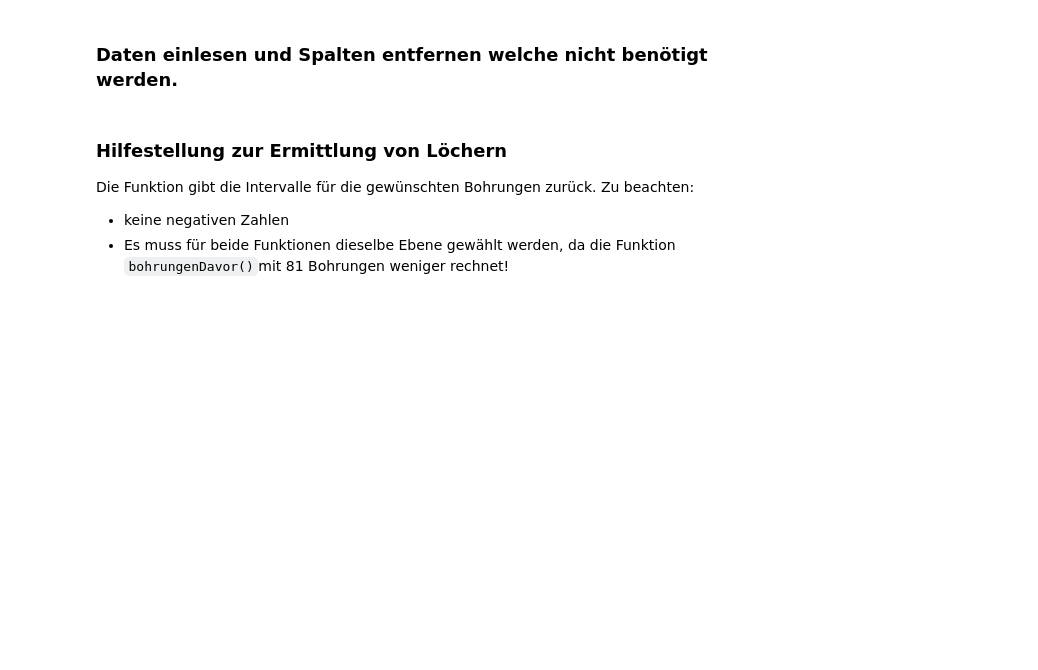
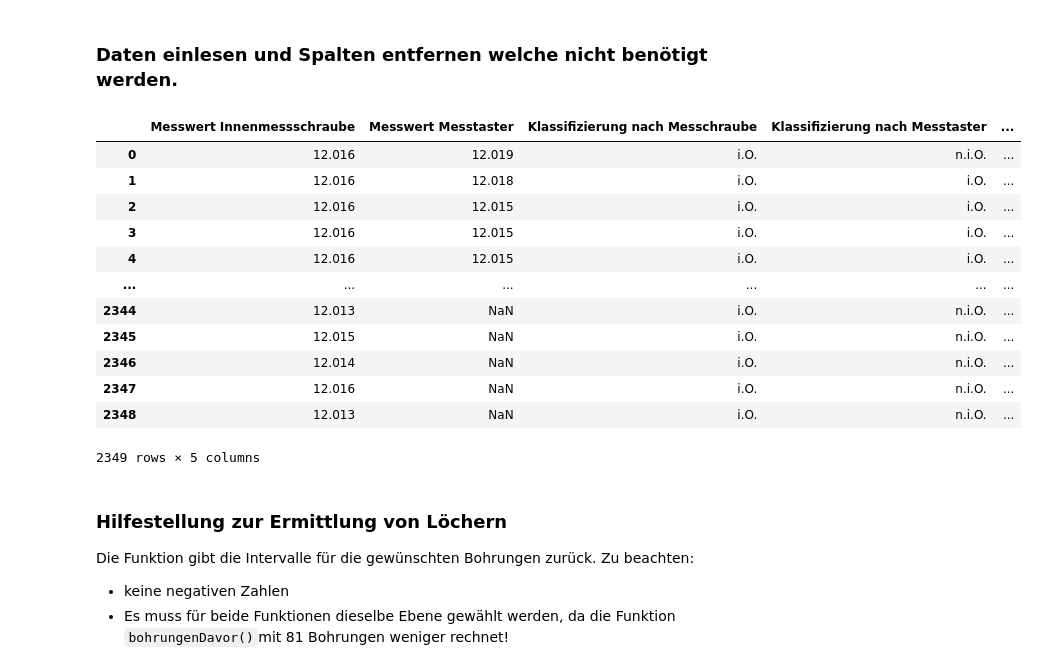
Before and after one commit to Xavubil/master_project_machine_learning, a Jupyter notebook: data_exploration/Data Preparation + ML.ipynb, the cells around one changed output. Saved outputs shown, nothing was run; the diff lists cells and outputs as text; code cells hidden in the pictures; blank space fills up the shorter version.

```diff
--- a/data_exploration/Data Preparation + ML.ipynb
+++ b/data_exploration/Data Preparation + ML.ipynb
@@ -13,15 +14,34 @@ import math
 ### Daten einlesen und Spalten entfernen welche nicht benötigt werden.
 # %%
 reib_daten = pd.read_csv('data_2019-26-11_TRAININGDATA.csv')
-achsleistung_daten = pd.read_csv('../Achsleistungen _ Messprotokolle/Ebene 1/Achsleistung-2019-11-20T10-27-03.csv', \
-                                 delimiter=';')
-messprotokoll_daten = pd.read_csv('../Achsleistungen _ Messprotokolle/Ebene 1/MEAS_PROTOCOL_CSV.CSV', delimiter=';')
-messergebnisse_daten = pd.read_csv('../Messergebnisse Reiben/Messergebnisse.csv', skiprows=7, delimiter=';')
-achsleistung_columns = ['Timestamp', 'X1', 'Y1', 'Z1', 'SPI1']
-messergebnisse_columns = ['Messwert Innenmessschraube', 'Messwert Messtaster', 'Klassifizierung nach Messtaster', \
-                          'Klassifizierung nach Messtaster', 'Klassifizierung nach Grenzlehrdorn']
-achsleistung_daten = achsleistung_daten[achsleistung_columns]
-messergebnisse_daten = messergebnisse_daten[messergebnisse_columns]
+# achsleistung_daten = pd.read_csv('../Achsleistungen _ Messprotokolle/Ebene 1/Achsleistung-2019-11-20T10-27-03.csv', \
+#                                  delimiter=';')
+# messprotokoll_daten = pd.read_csv('../Achsleistungen _ Messprotokolle/Ebene 1/MEAS_PROTOCOL_CSV.CSV', delimiter=';')
+messergebnisse_daten = pd.read_excel('../Messergebnisse Reiben/Messergebnisse.xlsx', skiprows=7, delimiter=';')
+#achsleistung_columns = ['Timestamp', 'X1', 'Y1', 'Z1', 'SPI1']
+#achsleistung_daten = achsleistung_daten[achsleistung_columns]
+messergebnisse_daten = messergebnisse_daten.rename(columns={'Messwert Innenmessschraube': 'Messwert Innenmessschraube',\
+                                                            'Messwert Messtaster': 'Messwert Messtaster', \
+                                                            'Klassifizierung nach Messtaster': 'Klassifizierung nach Messschraube', \
+                                                            'Klassifizierung nach Messtaster': 'Klassifizierung nach Messtaster', \
+                                                            'Klassifizierung nach Grenzlehrdorn': 'Klassifizierung nach Grenzlehrdorn'})
+# %%
+messergebnisse_daten = messergebnisse_daten.drop(columns=['Unnamed: 6', 'Bezeichnung Bohrung'])
+messergebnisse_daten
+# %% [output]
+|  | Messwert Innenmessschraube | Messwert Messtaster | Klassifizierung nach Messchraube | Klassifizierung nach Messtaster | ... |
+| 0 | 12.016 | 12.019 | i.O. | n.i.O. | ... |
+| 1 | 12.016 | 12.018 | i.O. | i.O. | ... |
+| 2 | 12.016 | 12.015 | i.O. | i.O. | ... |
+| 3 | 12.016 | 12.015 | i.O. | i.O. | ... |
+| 4 | 12.016 | 12.015 | i.O. | i.O. | ... |
+| ... | ... | ... | ... | ... | ... |
+| 2344 | 12.013 | NaN | i.O. | n.i.O. | ... |
+| 2345 | 12.015 | NaN | i.O. | n.i.O. | ... |
+| 2346 | 12.014 | NaN | i.O. | n.i.O. | ... |
+| 2347 | 12.016 | NaN | i.O. | n.i.O. | ... |
+| 2348 | 12.013 | NaN | i.O. | n.i.O. | ... |
+2349 rows × 5 columns
 # %% [markdown]
 ### Hilfestellung zur Ermittlung von Löchern
 Die Funktion gibt die Intervalle für die gewünschten Bohrungen zurück. Zu beachten:
```
Also changed, not shown: parts of 15 cells of this notebook, 2 other files.
